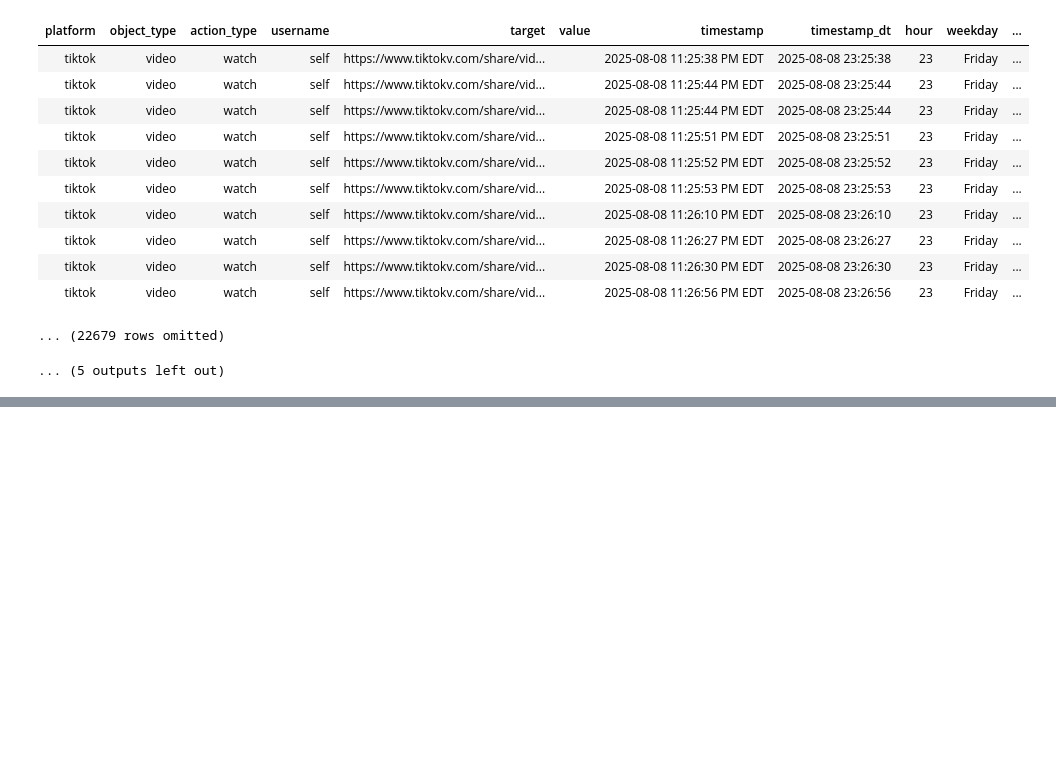
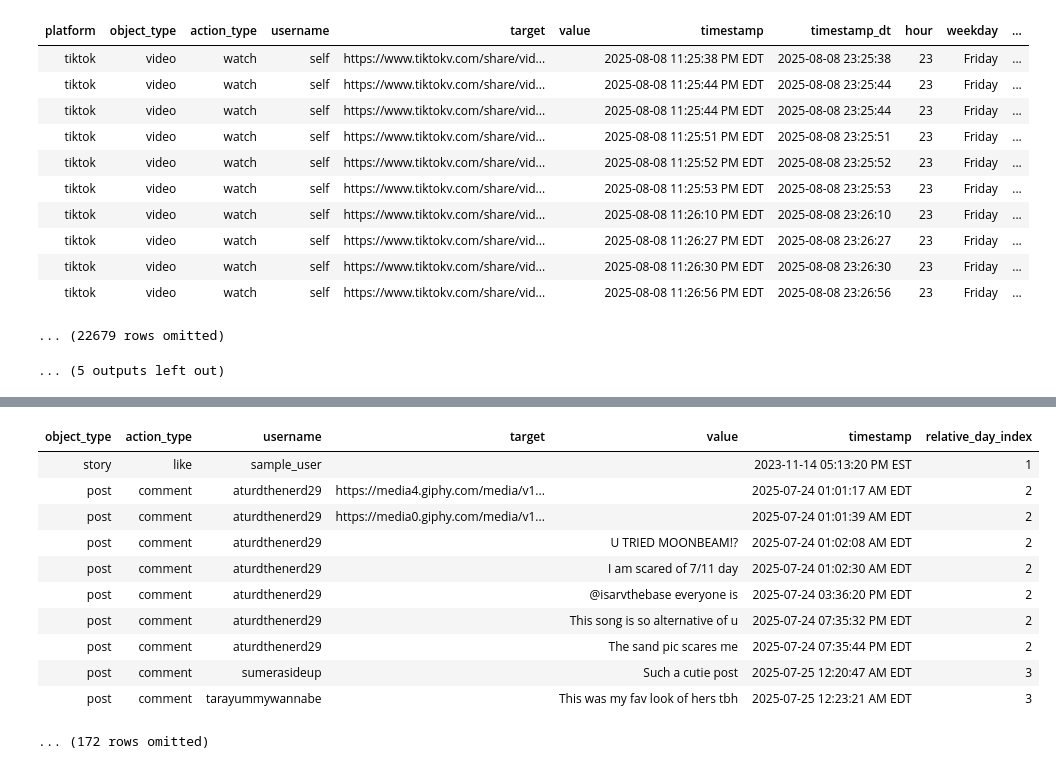
Before and after one commit to lujiec2020/TEEM2, a Jupyter notebook: analysis.ipynb, the cells around one changed output, grey strips where cells are left out. Drawn from its saved outputs; the diff is of its cells as text; code cells hidden in the pictures; blank space fills up the shorter version.

```diff
--- a/analysis.ipynb
+++ b/analysis.ipynb
@@ -293,0 +323,18 @@ Rows: 30872
+# %%
+from social_media_parser.parsers.instagram import parse_instagram
+
+t = parse_instagram("data", tz="America/New_York")
+t.show(10)
+# %% [output]
+| object_type | action_type | username | target | value | timestamp | relative_day_index |
+| story | like | sample_user |  |  | 2023-11-14 05:13:20 PM EST | 1 |
+| post | comment | aturdthenerd29 | https://media4.giphy.com/media/v1... |  | 2025-07-24 01:01:17 AM EDT | 2 |
+| post | comment | aturdthenerd29 | https://media0.giphy.com/media/v1... |  | 2025-07-24 01:01:39 AM EDT | 2 |
+| post | comment | aturdthenerd29 |  | U TRIED MOONBEAM!? | 2025-07-24 01:02:08 AM EDT | 2 |
+| post | comment | aturdthenerd29 |  | I am scared of 7/11 day | 2025-07-24 01:02:30 AM EDT | 2 |
+| post | comment | aturdthenerd29 |  | @isarvthebase everyone is | 2025-07-24 03:36:20 PM EDT | 2 |
+| post | comment | aturdthenerd29 |  | This song is so alternative of u | 2025-07-24 07:35:32 PM EDT | 2 |
+| post | comment | aturdthenerd29 |  | The sand pic scares me | 2025-07-24 07:35:44 PM EDT | 2 |
+| post | comment | sumerasideup |  | Such a cutie post | 2025-07-25 12:20:47 AM EDT | 3 |
+| post | comment | tarayummywannabe |  | This was my fav look of hers tbh | 2025-07-25 12:23:21 AM EDT | 3 |
+... (172 rows omitted)
```
Also changed, not shown: parts of 2 cells of this notebook, 7 other files.
